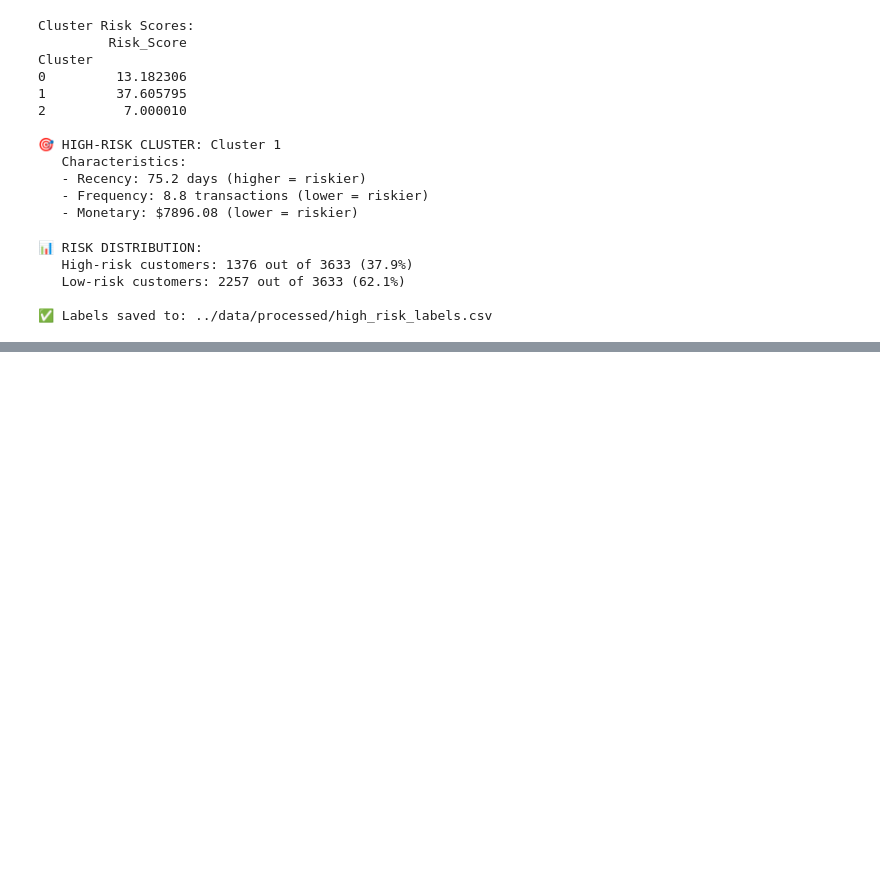
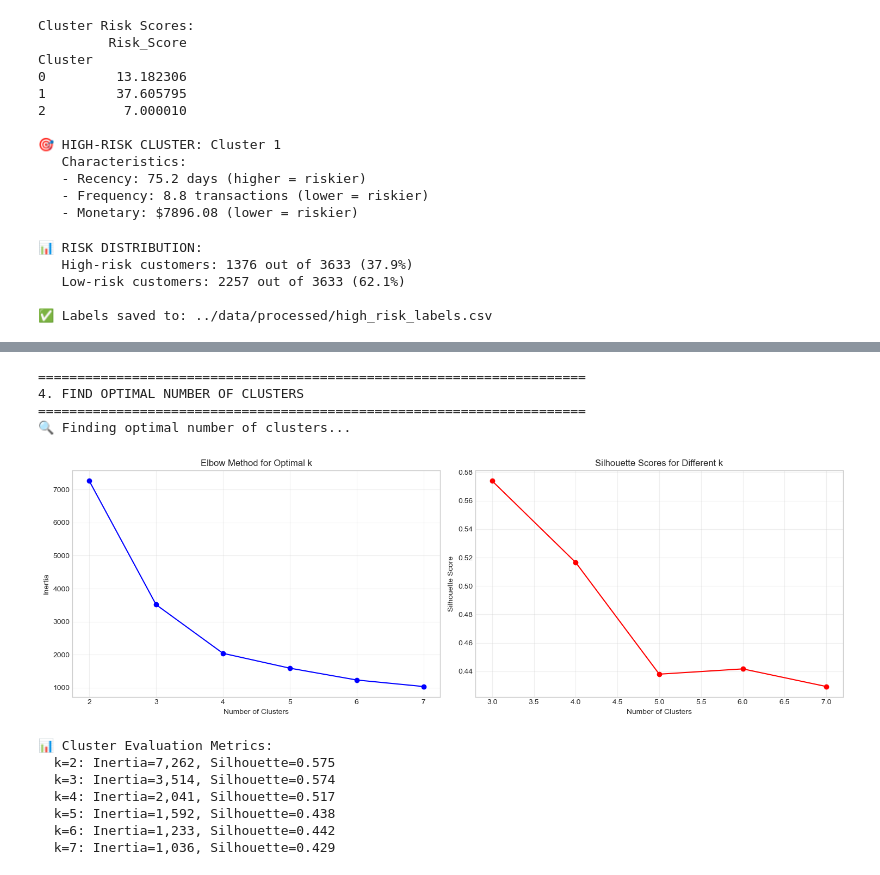
Before and after one commit to beza1619/credit-risk-model, a Jupyter notebook: notebooks/task4_rfm_clustering.ipynb, the cells around one changed output, grey strips where cells are left out. Saved outputs shown, nothing was run; the diff lists cells and outputs as text; code cells hidden in the pictures; blank space fills up the shorter version.

```diff
--- a/notebooks/task4_rfm_clustering.ipynb
+++ b/notebooks/task4_rfm_clustering.ipynb
@@ -163,0 +438,67 @@ print("\n✅ Labels saved to: ../data/processed/high_risk_labels.csv")
+# %%
+# ============================================================================
+# 4. FIND OPTIMAL NUMBER OF CLUSTERS
+# ============================================================================
+
+print("\n" + "="*70)
+print("4. FIND OPTIMAL NUMBER OF CLUSTERS")
+print("="*70)
+
+print("🔍 Finding optimal number of clusters...")
+
+# Try different numbers of clusters
+n_clusters_range = range(2, 8)
+inertia_values = []
+silhouette_scores = []
+
+for n_clusters in n_clusters_range:
+    # Apply KMeans
+    kmeans = KMeans(n_clusters=n_clusters, random_state=42, n_init=10)
+    cluster_labels = kmeans.fit_predict(scaled_df)
+
+    # Calculate metrics
+    inertia_values.append(kmeans.inertia_)
+
+    # Silhouette score (skip for n_clusters=1)
+    if n_clusters > 1:
+        silhouette_avg = silhouette_score(scaled_df, cluster_labels)
+        silhouette_scores.append(silhouette_avg)
+    else:
+        silhouette_scores.append(0)
+
+# Plot elbow curve and silhouette scores
+fig, axes = plt.subplots(1, 2, figsize=(15, 5))
+
+# Elbow curve
+axes[0].plot(n_clusters_range, inertia_values, 'bo-')
+axes[0].set_xlabel('Number of Clusters')
+axes[0].set_ylabel('Inertia')
+axes[0].set_title('Elbow Method for Optimal k')
+axes[0].grid(True, alpha=0.3)
+
+# Silhouette scores
+axes[1].plot(list(n_clusters_range)[1:], silhouette_scores[1:], 'ro-')
+axes[1].set_xlabel('Number of Clusters')
+axes[1].set_ylabel('Silhouette Score')
+axes[1].set_title('Silhouette Scores for Different k')
+axes[1].grid(True, alpha=0.3)
+
+plt.tight_layout()
+plt.show()
+
+print("\n📊 Cluster Evaluation Metrics:")
+for n, inertia, silhouette in zip(n_clusters_range, inertia_values, silhouette_scores):
+    print(f"  k={n}: Inertia={inertia:,.0f}, Silhouette={silhouette:.3f}")
+# %% [output]
+======================================================================
+4. FIND OPTIMAL NUMBER OF CLUSTERS
+======================================================================
+🔍 Finding optimal number of clusters...
+[figure, added]
+📊 Cluster Evaluation Metrics:
+  k=2: Inertia=7,262, Silhouette=0.575
+  k=3: Inertia=3,514, Silhouette=0.574
+  k=4: Inertia=2,041, Silhouette=0.517
+  k=5: Inertia=1,592, Silhouette=0.438
+  k=6: Inertia=1,233, Silhouette=0.442
+  k=7: Inertia=1,036, Silhouette=0.429
```
Also changed, not shown: parts of 41 cells of this notebook, 22 other files.
